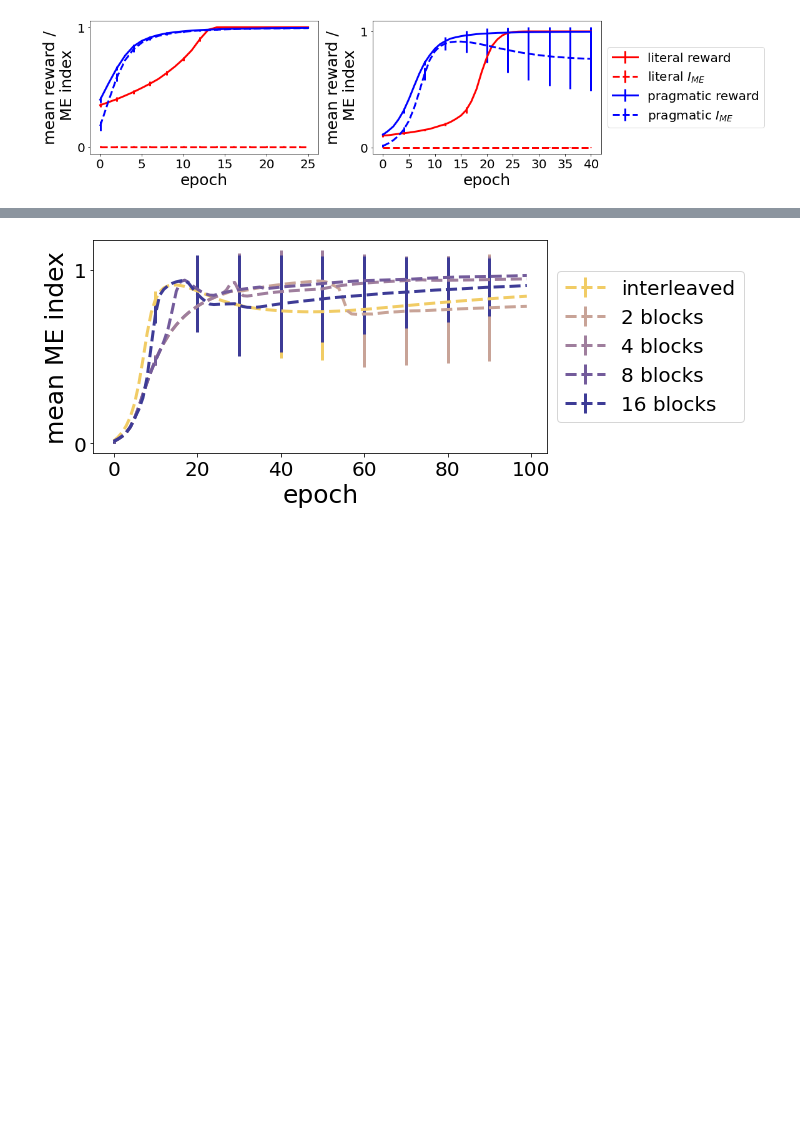
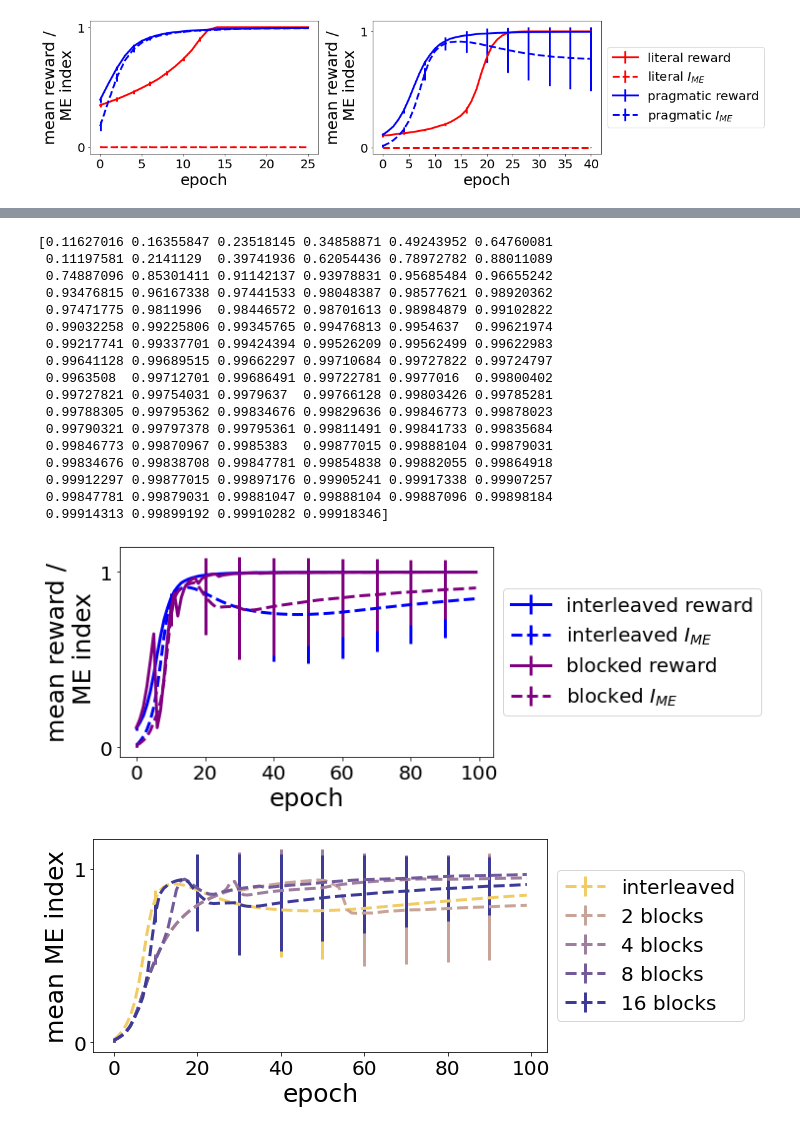
Before and after one commit to alv1nn/bilingual_agents_me_bias, a Jupyter notebook: ME_bias/plot_ME_bias_bilingual.ipynb, the cells around one changed output, grey strips where cells are left out. Cells and saved outputs as stored; diff of their text form; code cells hidden in the pictures; blank space fills up the shorter version.

```diff
--- a/ME_bias/plot_ME_bias_bilingual.ipynb
+++ b/ME_bias/plot_ME_bias_bilingual.ipynb
@@ -243,3 +302,24 @@ plot_rewards_plus_me_index_blocked(e=True)
+# %%
+plot_rewards_plus_me_index_blocked(e=True, b=16)
+# %% [output]
+[0.11627016 0.16355847 0.23518145 0.34858871 0.49243952 0.64760081
+ 0.11197581 0.2141129  0.39741936 0.62054436 0.78972782 0.88011089
+ 0.74887096 0.85301411 0.91142137 0.93978831 0.95685484 0.96655242
+ 0.93476815 0.96167338 0.97441533 0.98048387 0.98577621 0.98920362
+ 0.97471775 0.9811996  0.98446572 0.98701613 0.98984879 0.99102822
+ 0.99032258 0.99225806 0.99345765 0.99476813 0.9954637  0.99621974
+ 0.99217741 0.99337701 0.99424394 0.99526209 0.99562499 0.99622983
+ 0.99641128 0.99689515 0.99662297 0.99710684 0.99727822 0.99724797
+ 0.9963508  0.99712701 0.99686491 0.99722781 0.9977016  0.99800402
+ 0.99727821 0.99754031 0.9979637  0.99766128 0.99803426 0.99785281
+ 0.99788305 0.99795362 0.99834676 0.99829636 0.99846773 0.99878023
+ 0.99790321 0.99797378 0.99795361 0.99811491 0.99841733 0.99835684
+ 0.99846773 0.99870967 0.9985383  0.99877015 0.99888104 0.99879031
+ 0.99834676 0.99838708 0.99847781 0.99854838 0.99882055 0.99864918
+ 0.99912297 0.99877015 0.99897176 0.99905241 0.99917338 0.99907257
+ 0.99847781 0.99879031 0.99881047 0.99888104 0.99887096 0.99898184
+ 0.99914313 0.99899192 0.99910282 0.99918346]
+[figure, added]
 # %%
 plot_rewards_plus_me_index_blocked_agent()
 # %% [output]
```
Also changed, not shown: parts of 5 cells of this notebook, 2 other files.
